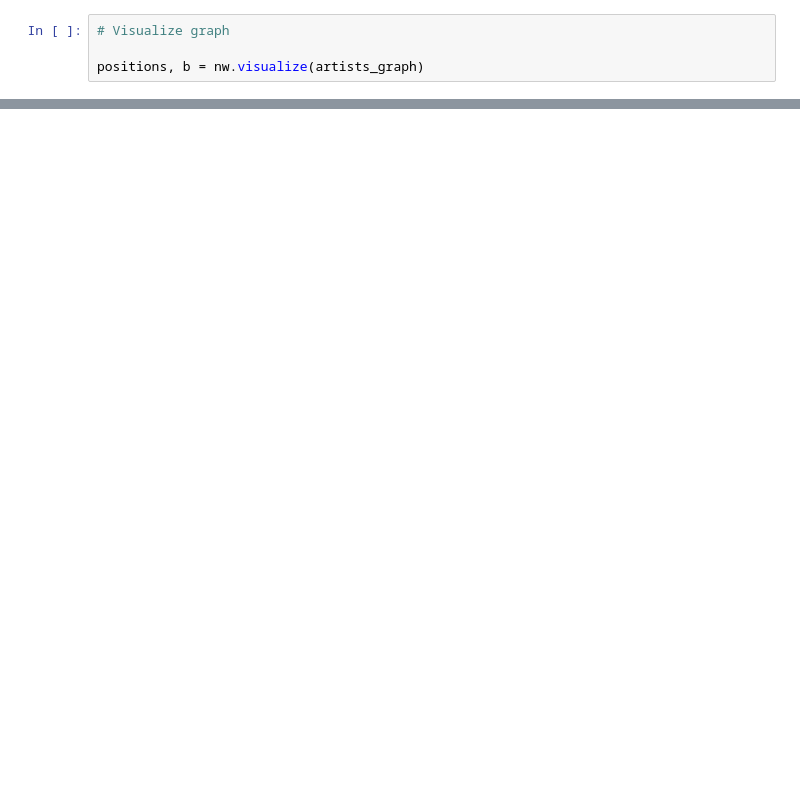
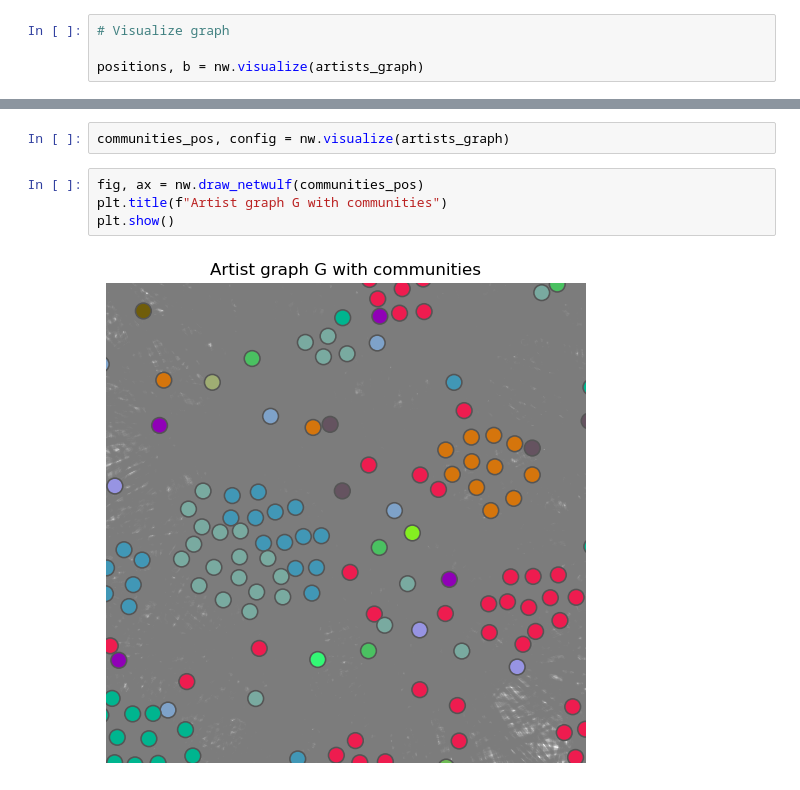
Before and after one commit to lwhitlock8/css-spotify-project, a Jupyter notebook: creating_network.ipynb, the cells around one changed output, grey strips where cells are left out. Cells and saved outputs as stored; diff of their text form; blank space fills up the shorter version.

```diff
--- a/creating_network.ipynb
+++ b/creating_network.ipynb
@@ -133,0 +150,8 @@ Richie Hawtin performed 6 times.
+# %%
+communities_pos, config = nw.visualize(artists_graph)
+# %%
+fig, ax = nw.draw_netwulf(communities_pos)
+plt.title(f"Artist graph G with communities")
+plt.show()
+# %% [output]
+[figure, added]
```
Also changed, not shown: parts of 23 cells of this notebook.
